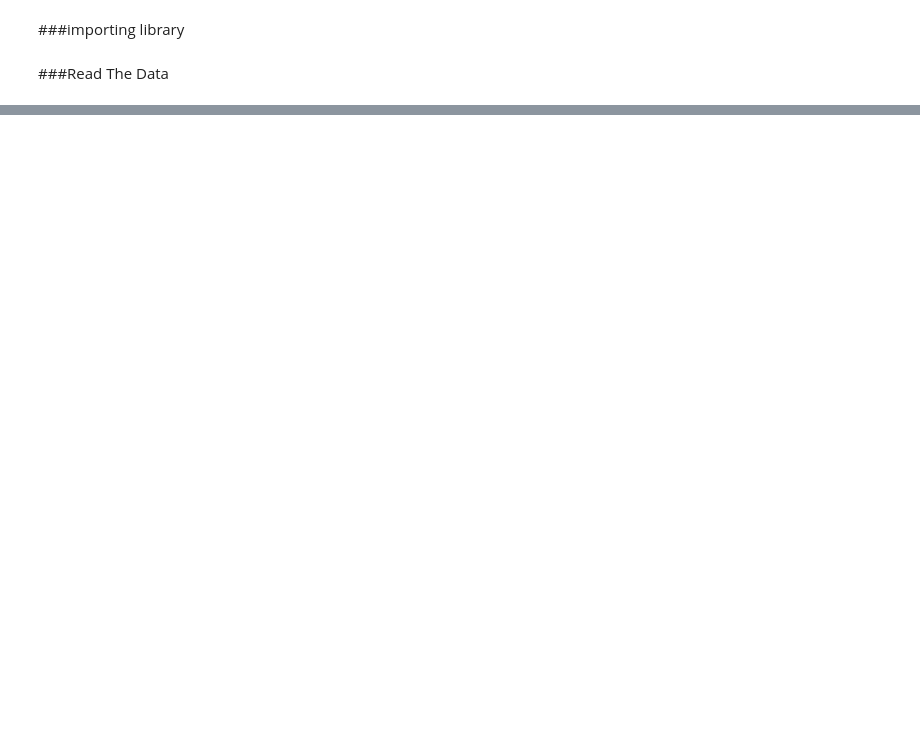
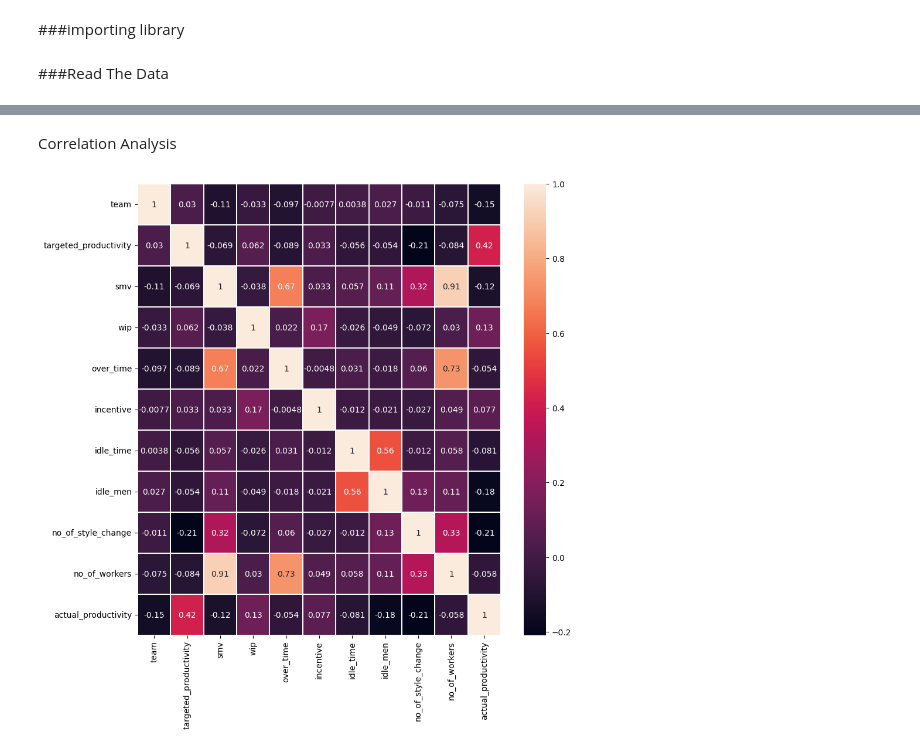
Before and after one commit to AmitKumar1712/Employee_Performance_Prediction, a Jupyter notebook: Training/Untitled.ipynb, the cells around one changed output, grey strips where cells are left out. Cells and saved outputs as stored; diff of their text form; code cells hidden in the pictures; blank space fills up the shorter version.

Commit message:
Correlation Analysis

```diff
--- a/Training/Untitled.ipynb
+++ b/Training/Untitled.ipynb
@@ -17,7 +17,7 @@ import pickle
 # %% [markdown]
 ###Read The Data
 # %%
-date=pd.read_csv("garments_worker_productivity.csv")
+data=pd.read_csv("garments_worker_productivity.csv")
 # %%
 data.head()
 # %% [output]
@@ -24,0 +30,12 @@ NameError: name 'data' is not defined
+# %% [markdown]
+Correlation Analysis
+# %%
+import seaborn as sns
+import matplotlib.pyplot as plt
+numeric_data = data.select_dtypes(include='number')
+corrMatrix = numeric_data.corr()
+fig, ax = plt.subplots(figsize=(10, 10))
+sns.heatmap(corrMatrix, annot=True, linewidths=0.1, ax=ax)
+plt.show()
+# %% [output]
+[figure, added]
```
Also changed, not shown: parts of 1 cell of this notebook.
